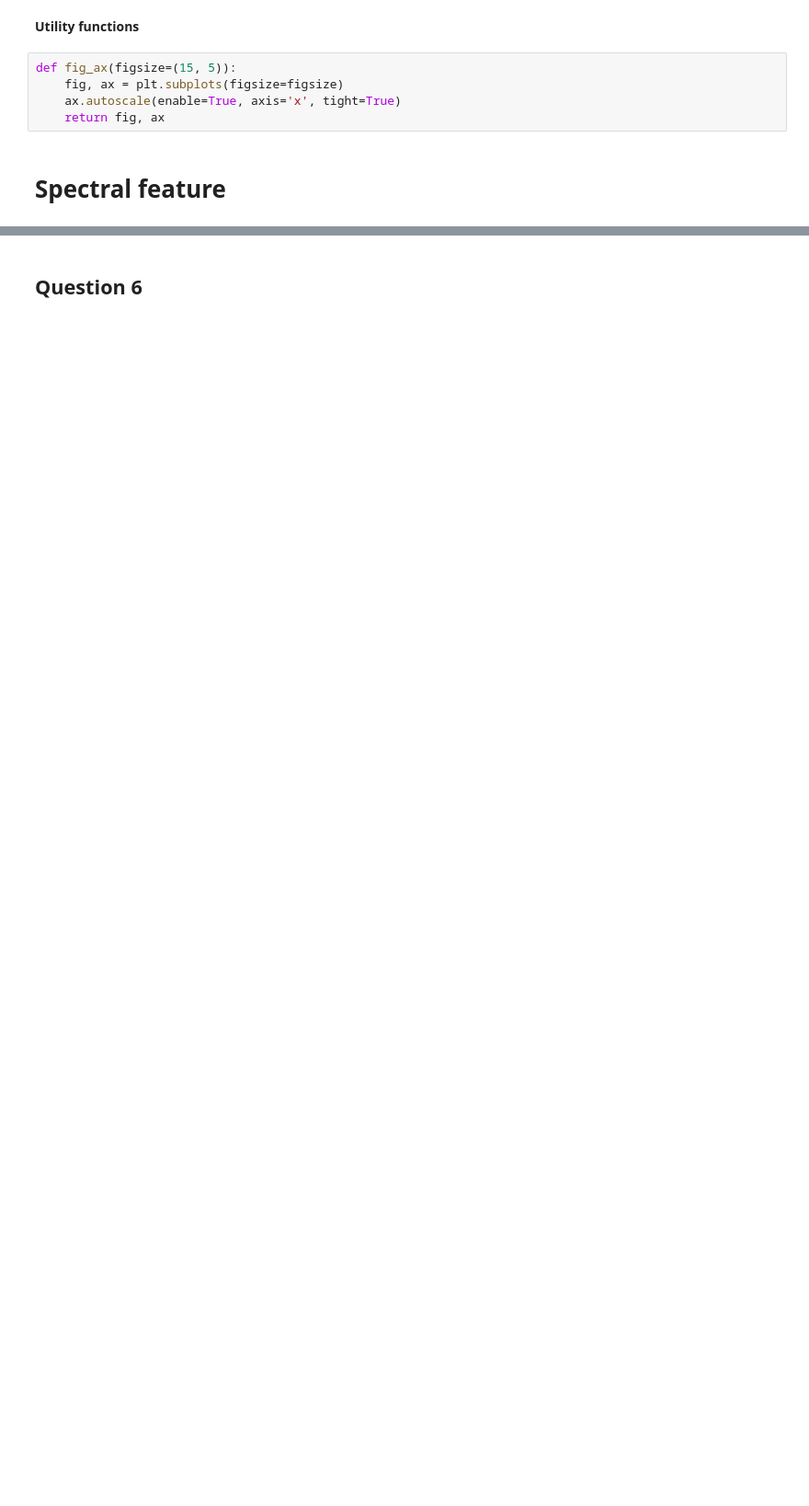
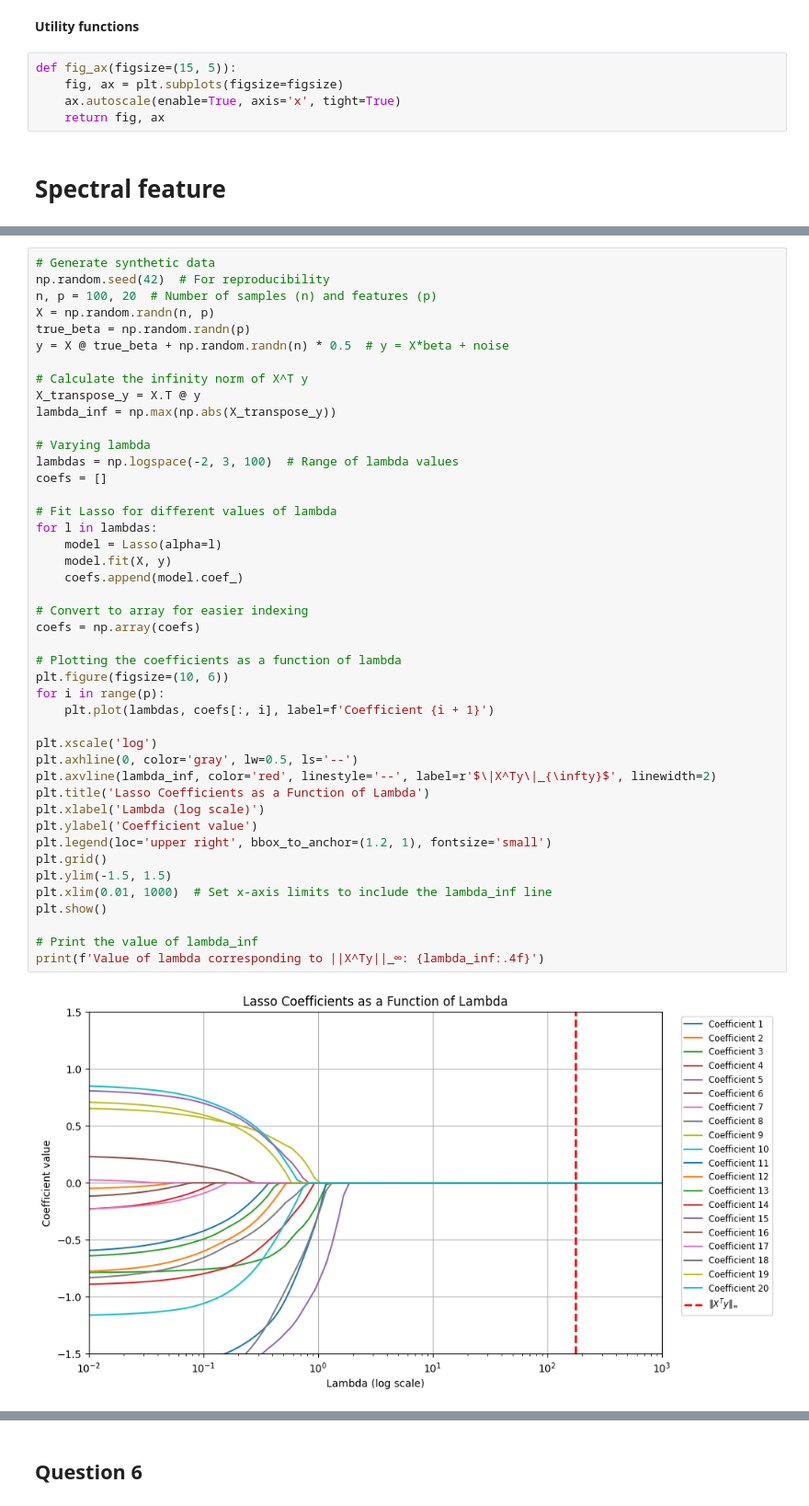
Before and after one commit to NailKhelifa/MVA_Times_Series_ML_Homeworks, a Jupyter notebook: Assignment 1/Assignment 1 - ML for TS (MVA).ipynb, the cells around one changed output, grey strips where cells are left out. Shown at 92% size. Saved outputs shown, nothing was run; the diff lists cells and outputs as text; blank space fills up the shorter version.

```diff
--- a/Assignment 1/Assignment 1 - ML for TS (MVA).ipynb
+++ b/Assignment 1/Assignment 1 - ML for TS (MVA).ipynb
@@ -26,0 +30,46 @@ def fig_ax(figsize=(15, 5)):
+# %%
+# Generate synthetic data
+np.random.seed(42)  # For reproducibility
+n, p = 100, 20  # Number of samples (n) and features (p)
+X = np.random.randn(n, p)
+true_beta = np.random.randn(p)
+y = X @ true_beta + np.random.randn(n) * 0.5  # y = X*beta + noise
+
+# Calculate the infinity norm of X^T y
+X_transpose_y = X.T @ y
+lambda_inf = np.max(np.abs(X_transpose_y))
+
+# Varying lambda
+lambdas = np.logspace(-2, 3, 100)  # Range of lambda values
+coefs = []
+
+# Fit Lasso for different values of lambda
+for l in lambdas:
+    model = Lasso(alpha=l)
+    model.fit(X, y)
+    coefs.append(model.coef_)
+
+# Convert to array for easier indexing
+coefs = np.array(coefs)
+
+# Plotting the coefficients as a function of lambda
+plt.figure(figsize=(10, 6))
+for i in range(p):
+    plt.plot(lambdas, coefs[:, i], label=f'Coefficient {i + 1}')
+
+plt.xscale('log')
+plt.axhline(0, color='gray', lw=0.5, ls='--')
+plt.axvline(lambda_inf, color='red', linestyle='--', label=r'$\|X^Ty\|_{\infty}$', linewidth=2)
+plt.title('Lasso Coefficients as a Function of Lambda')
+plt.xlabel('Lambda (log scale)')
+plt.ylabel('Coefficient value')
+plt.legend(loc='upper right', bbox_to_anchor=(1.2, 1), fontsize='small')
+plt.grid()
+plt.ylim(-1.5, 1.5)
+plt.xlim(0.01, 1000)  # Set x-axis limits to include the lambda_inf line
+plt.show()
+
+# Print the value of lambda_inf
+print(f'Value of lambda corresponding to ||X^Ty||_∞: {lambda_inf:.4f}')
+# %% [output]
+[figure, added]
```
Also changed, not shown: parts of 7 cells of this notebook.
